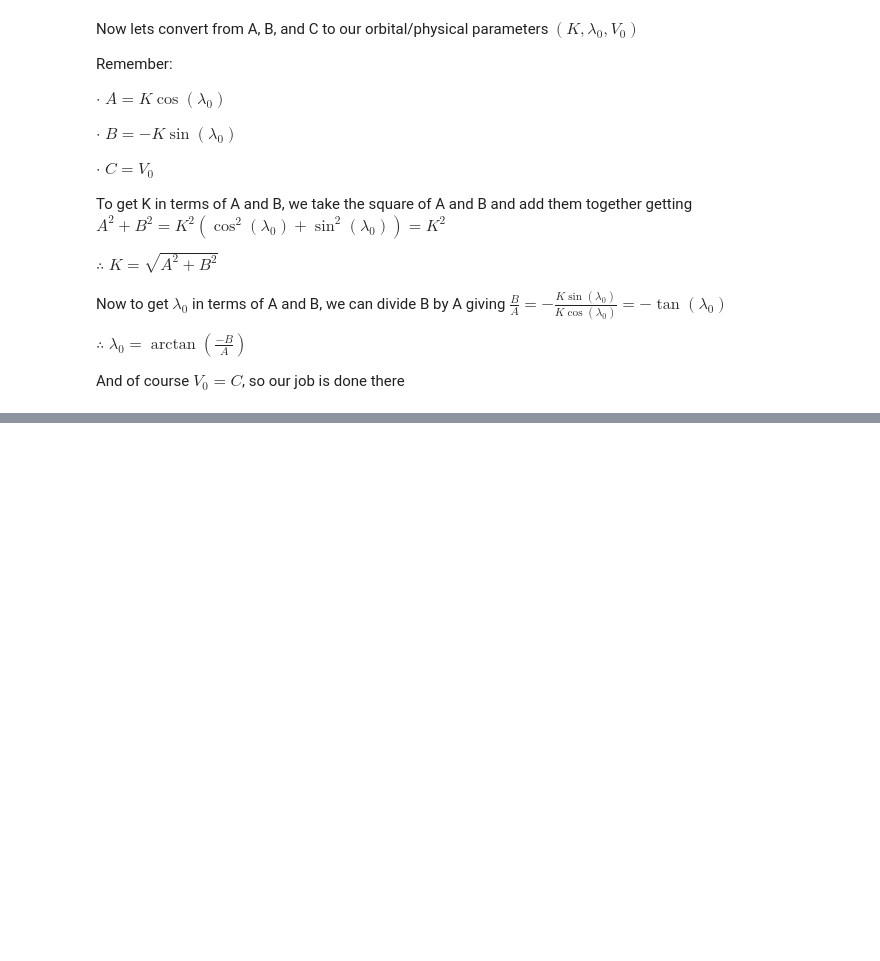
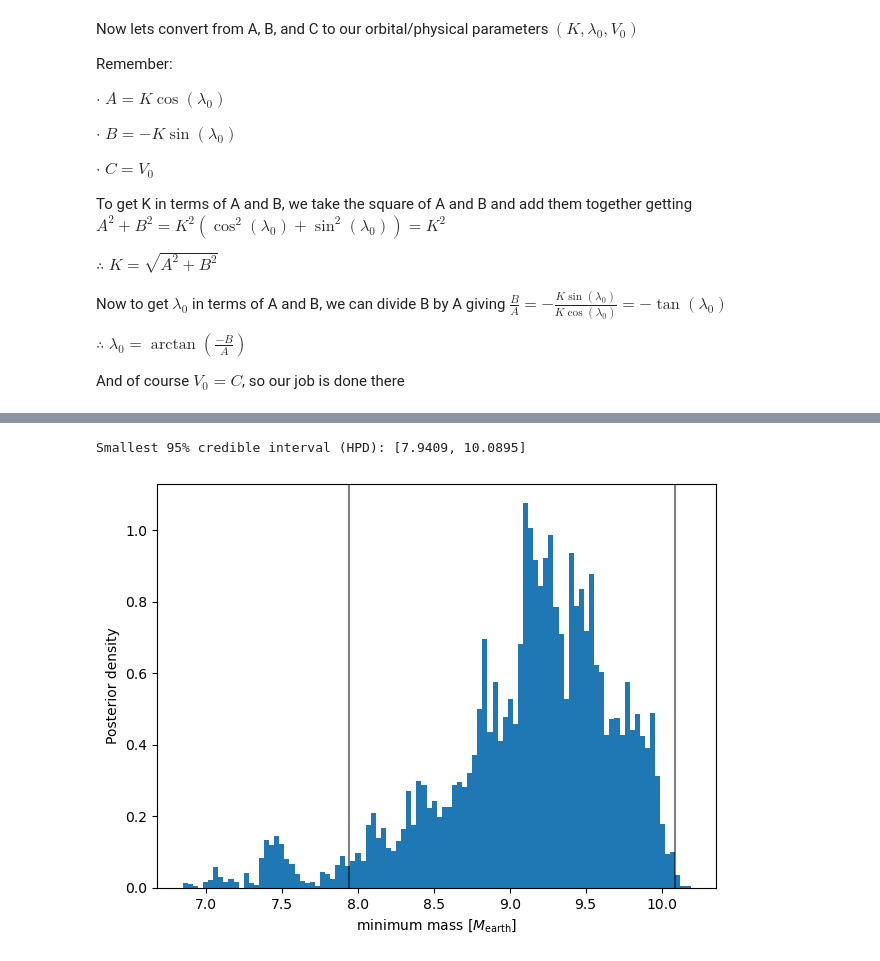
Before and after one commit to Chartman25/UnigeMasters, a Jupyter notebook: Astrophysics_and_Data_Analysis/ProjectB2_MCMC.ipynb, the cells around one changed output, grey strips where cells are left out. Saved outputs shown, nothing was run; the diff lists cells and outputs as text; code cells hidden in the pictures; blank space fills up the shorter version.

```diff
--- a/Astrophysics_and_Data_Analysis/ProjectB2_MCMC.ipynb
+++ b/Astrophysics_and_Data_Analysis/ProjectB2_MCMC.ipynb
@@ -176,0 +397,30 @@ $\displaystyle \text{The maximum likelihood estimate of } K, \lambda_0, \text{ a
+# %%
+alpha = 0.95
+m = np.array(m)
+sorted_m = np.sort(m)
+n = len(sorted_m)
+
+
+k = int(np.floor(alpha * n))
+
+
+interval_widths = sorted_m[k:] - sorted_m[:n - k]
+
+# index of the smallest-width interval
+imin = np.argmin(interval_widths)
+
+m_hpd_low  = sorted_m[imin]
+m_hpd_high = sorted_m[imin + k]
+
+print(f"Smallest 95% credible interval (HPD): [{m_hpd_low:.4f}, {m_hpd_high:.4f}]")
+# %% [output]
+Smallest 95% credible interval (HPD): [7.9409, 10.0895]
+# %%
+plt.hist(m, bins=100, density=True)
+plt.xlabel(r"minimum mass $[M_{\rm earth}]$")
+plt.ylabel("Posterior density")
+plt.axvline(m_hpd_low, color='black', alpha=.5)
+plt.axvline(m_hpd_high, color='black', alpha=.5)
+plt.show()
+# %% [output]
+[figure, added]
```
Also changed, not shown: parts of 15 cells of this notebook.
